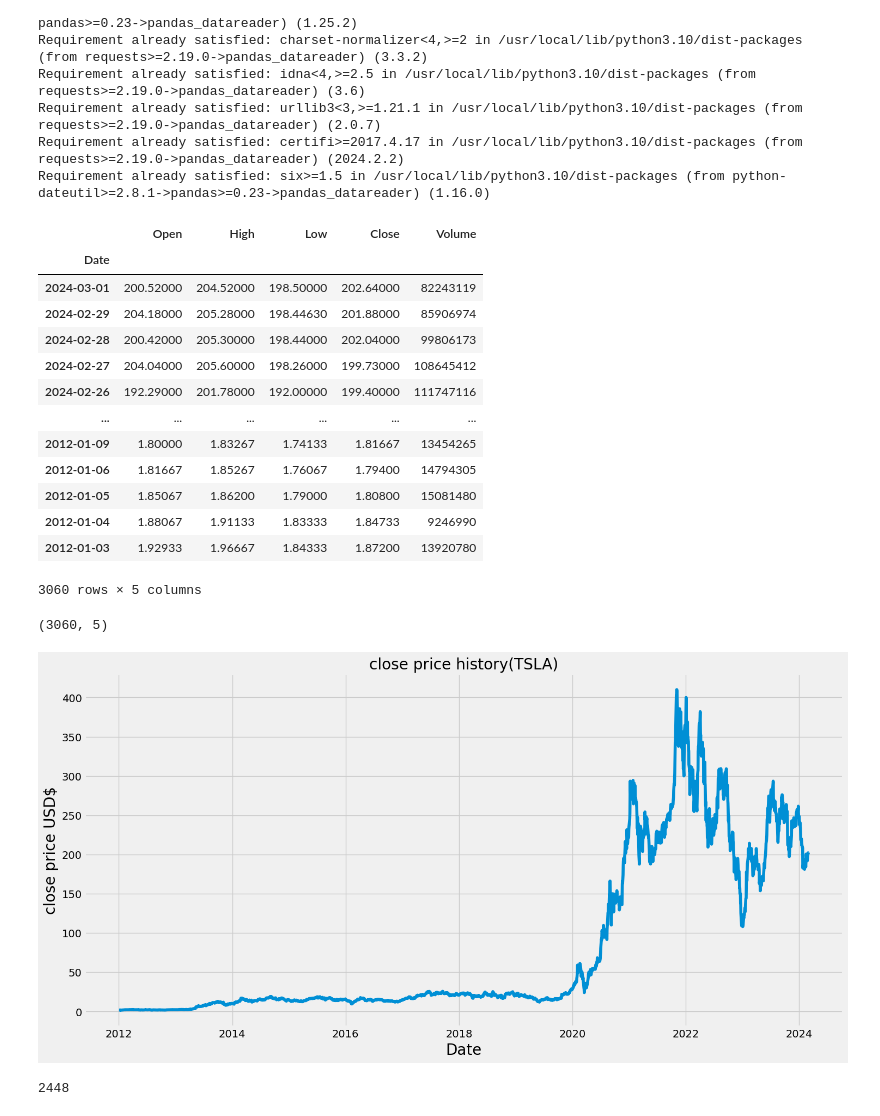
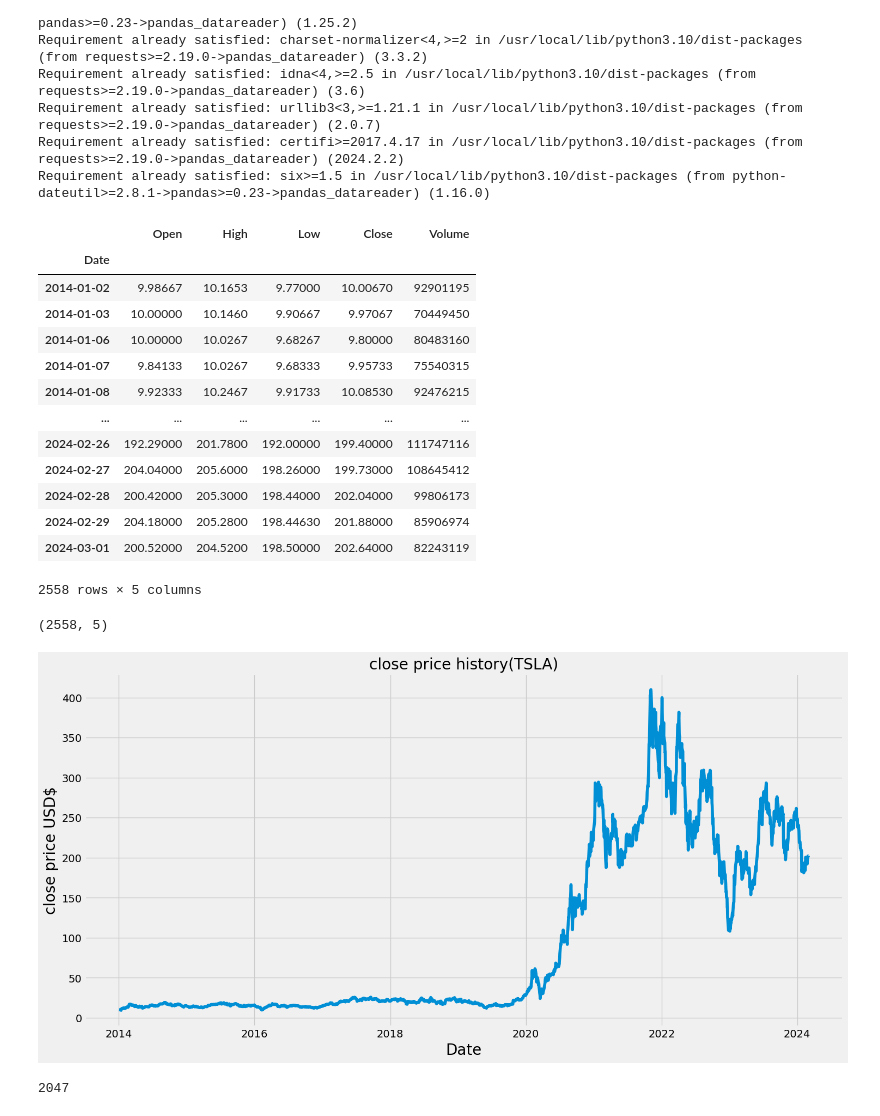
Before and after one commit to jeff0908/stock_predict, a Jupyter notebook: stock_prediction.ipynb, the cells around one changed output. Drawn from its saved outputs; the diff is of its cells as text; code cells hidden in the pictures.

```diff
--- a/stock_prediction.ipynb
+++ b/stock_prediction.ipynb
@@ -28,32 +28,33 @@ Requirement already satisfied: certifi>=2017.4.17 in /usr/local/lib/python3.10/d
 Requirement already satisfied: six>=1.5 in /usr/local/lib/python3.10/dist-packages (from python-dateutil>=2.8.1->pandas>=0.23->pandas_datareader) (1.16.0)
 # %%
 #get stock info
-start = '2012-01-01'
+start = '2014-01-01'
 end = '2024-03-01'
 stock = 'TSLA'
 df = web.DataReader(stock, data_source='stooq', start=start, end=end)
+df = df.sort_index(ascending=True)
 #show data
 df
 # %% [output]
 |  | Open | High | Low | Close | Volume |
 | Date |  |  |  |  |  |
-| 2024-03-01 | 200.52000 | 204.52000 | 198.50000 | 202.64000 | 82243119 |
-| 2024-02-29 | 204.18000 | 205.28000 | 198.44630 | 201.88000 | 85906974 |
-| 2024-02-28 | 200.42000 | 205.30000 | 198.44000 | 202.04000 | 99806173 |
-| 2024-02-27 | 204.04000 | 205.60000 | 198.26000 | 199.73000 | 108645412 |
-| 2024-02-26 | 192.29000 | 201.78000 | 192.00000 | 199.40000 | 111747116 |
+| 2014-01-02 | 9.98667 | 10.1653 | 9.77000 | 10.00670 | 92901195 |
+| 2014-01-03 | 10.00000 | 10.1460 | 9.90667 | 9.97067 | 70449450 |
+| 2014-01-06 | 10.00000 | 10.0267 | 9.68267 | 9.80000 | 80483160 |
+| 2014-01-07 | 9.84133 | 10.0267 | 9.68333 | 9.95733 | 75540315 |
+| 2014-01-08 | 9.92333 | 10.2467 | 9.91733 | 10.08530 | 92476215 |
 | ... | ... | ... | ... | ... | ... |
-| 2012-01-09 | 1.80000 | 1.83267 | 1.74133 | 1.81667 | 13454265 |
-| 2012-01-06 | 1.81667 | 1.85267 | 1.76067 | 1.79400 | 14794305 |
-| 2012-01-05 | 1.85067 | 1.86200 | 1.79000 | 1.80800 | 15081480 |
-| 2012-01-04 | 1.88067 | 1.91133 | 1.83333 | 1.84733 | 9246990 |
-| 2012-01-03 | 1.92933 | 1.96667 | 1.84333 | 1.87200 | 13920780 |
+| 2024-02-26 | 192.29000 | 201.7800 | 192.00000 | 199.40000 | 111747116 |
+| 2024-02-27 | 204.04000 | 205.6000 | 198.26000 | 199.73000 | 108645412 |
+| 2024-02-28 | 200.42000 | 205.3000 | 198.44000 | 202.04000 | 99806173 |
+| 2024-02-29 | 204.18000 | 205.2800 | 198.44630 | 201.88000 | 85906974 |
+| 2024-03-01 | 200.52000 | 204.5200 | 198.50000 | 202.64000 | 82243119 |
-3060 rows × 5 columns
+2558 rows × 5 columns
 # %%
 #get row and columns in the data
 df.shape
 # %% [output]
-(3060, 5)
+(2558, 5)
 # %%
 #visulize the closing price
 plt.figure(figsize=(16,8))
@@ -63,7 +64,7 @@ plt.xlabel('Date', fontsize=20)
 plt.ylabel('close price USD$', fontsize=20)
 plt.show()
 # %% [output]
-[figure, old version]
+[figure, new version]
 # %%
 #create new dataframe(ondy close column)
 data = df.filter(['Close'])
@@ -74,7 +75,7 @@ training_data_len = math.ceil(len(dataset) * .8)
 
 training_data_len
 # %% [output]
-2448
+2047
 # %%
 #scale the data
 scaler = MinMaxScaler(feature_range=(0,1))
```
Also changed, not shown: parts of 7 cells of this notebook.
